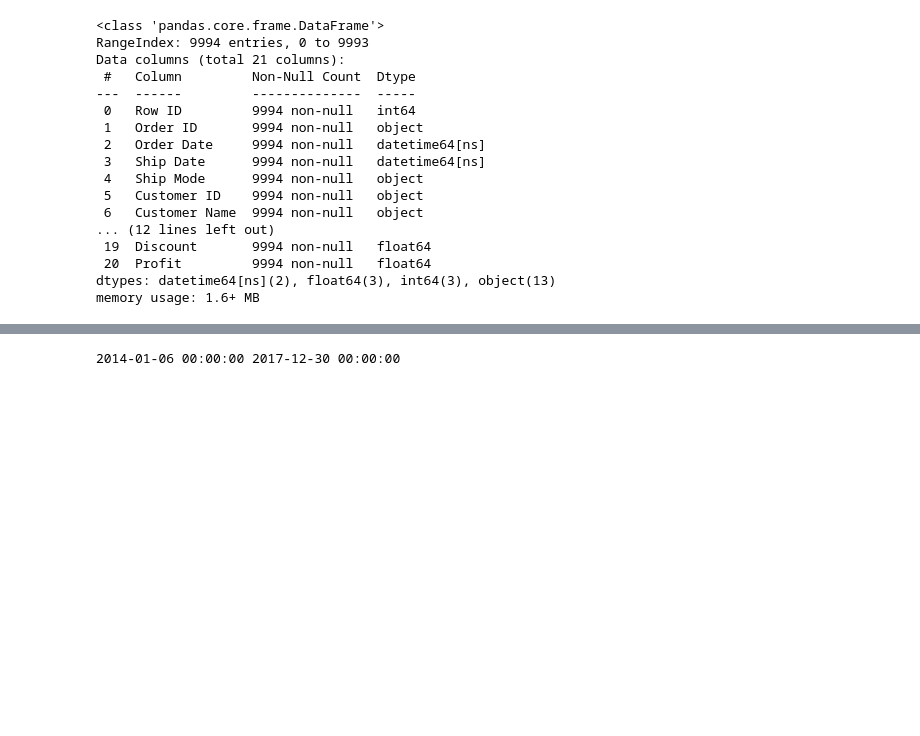
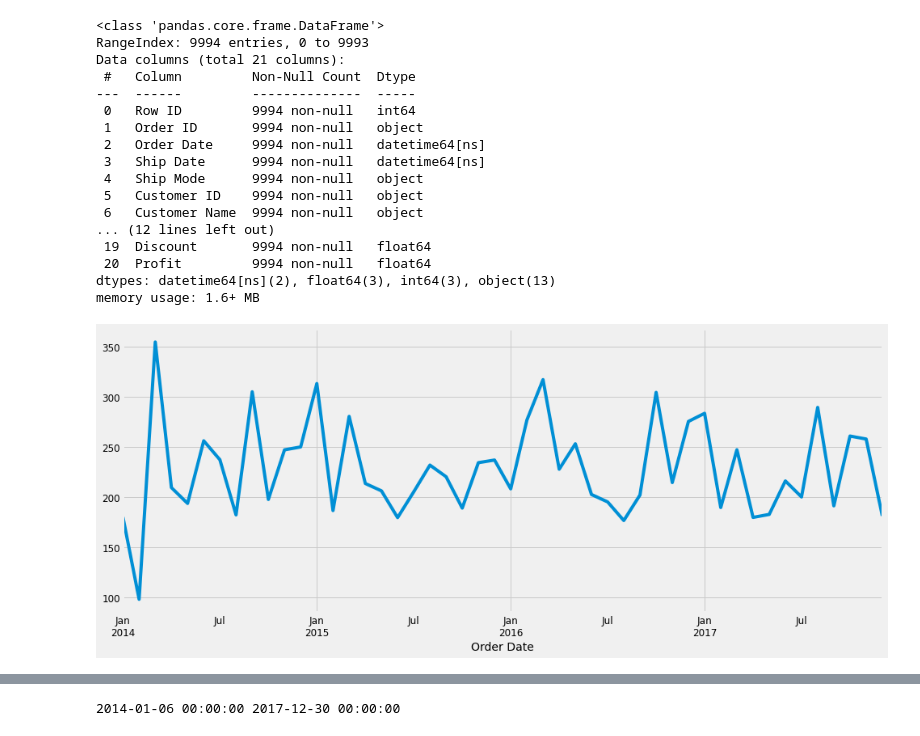
Before and after one commit to shhreyaa/TSA-using-Arima-Model, a Jupyter notebook: Minor.ipynb, the cells around one changed output, grey strips where cells are left out. Cells and saved outputs as stored; diff of their text form; code cells hidden in the pictures; blank space fills up the shorter version.

```diff
--- a/Minor.ipynb
+++ b/Minor.ipynb
@@ -37,6 +39,18 @@ Data columns (total 21 columns):
  20  Profit         9994 non-null   float64
 dtypes: datetime64[ns](2), float64(3), int64(3), object(13)
 memory usage: 1.6+ MB
+# %%
+df1 = pd.read_excel("Superstore.xls")
+cols = ['Row ID', 'Order ID', 'Ship Date', 'Ship Mode', 'Customer ID', 'Customer Name', 'Segment','Category', 'Country', 'City', 'State', 'Postal Code', 'Region', 'Product ID', 'Category', 'Sub-Category', 'Product Name', 'Quantity', 'Discount', 'Profit']
+df1.drop(cols, axis=1, inplace=True)
+df1 = df1.sort_values('Order Date')
+df1.isnull().sum()
+df1 = df1.set_index('Order Date')
+y1 = df1['Sales'].resample('MS').mean()
+y1.plot(figsize=(15, 6))
+plt.show()
+# %% [output]
+[figure, added]
 # %%
 #for furniture
 furniture = df.loc[df['Category'] == 'Furniture']
```
Also changed, not shown: parts of 6 cells of this notebook, 3 other files.
